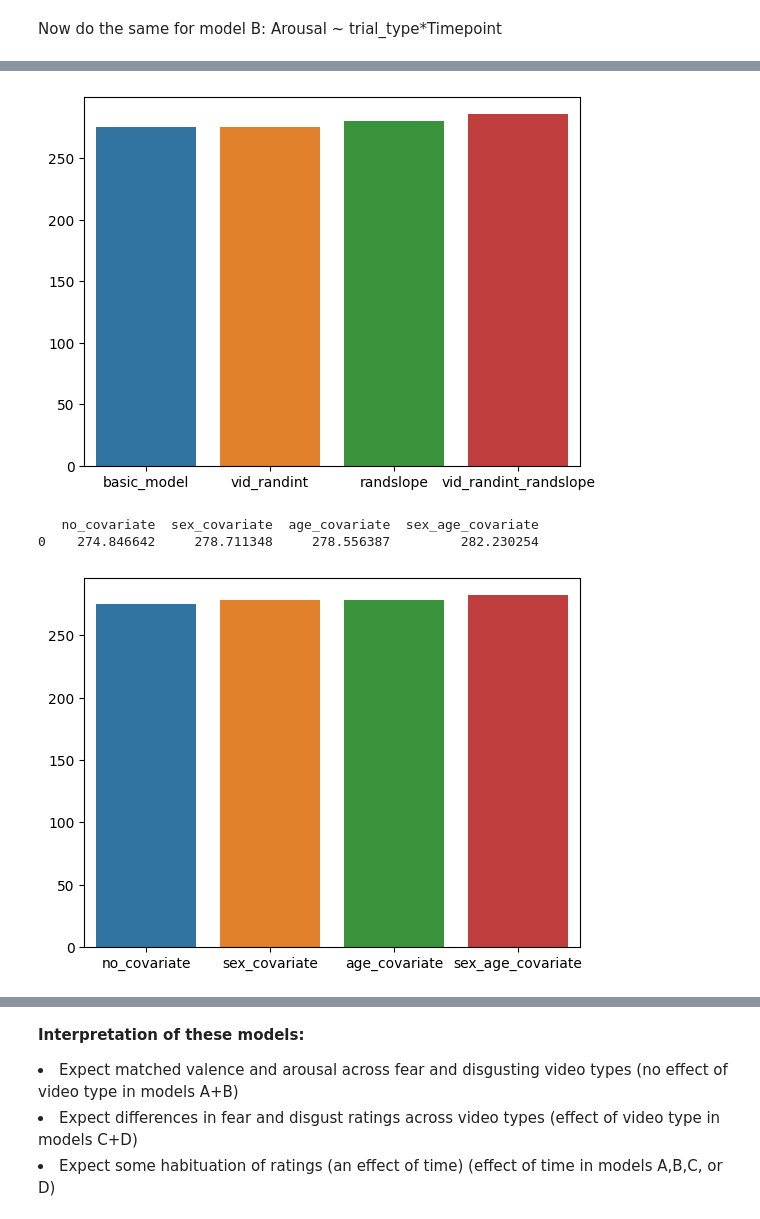
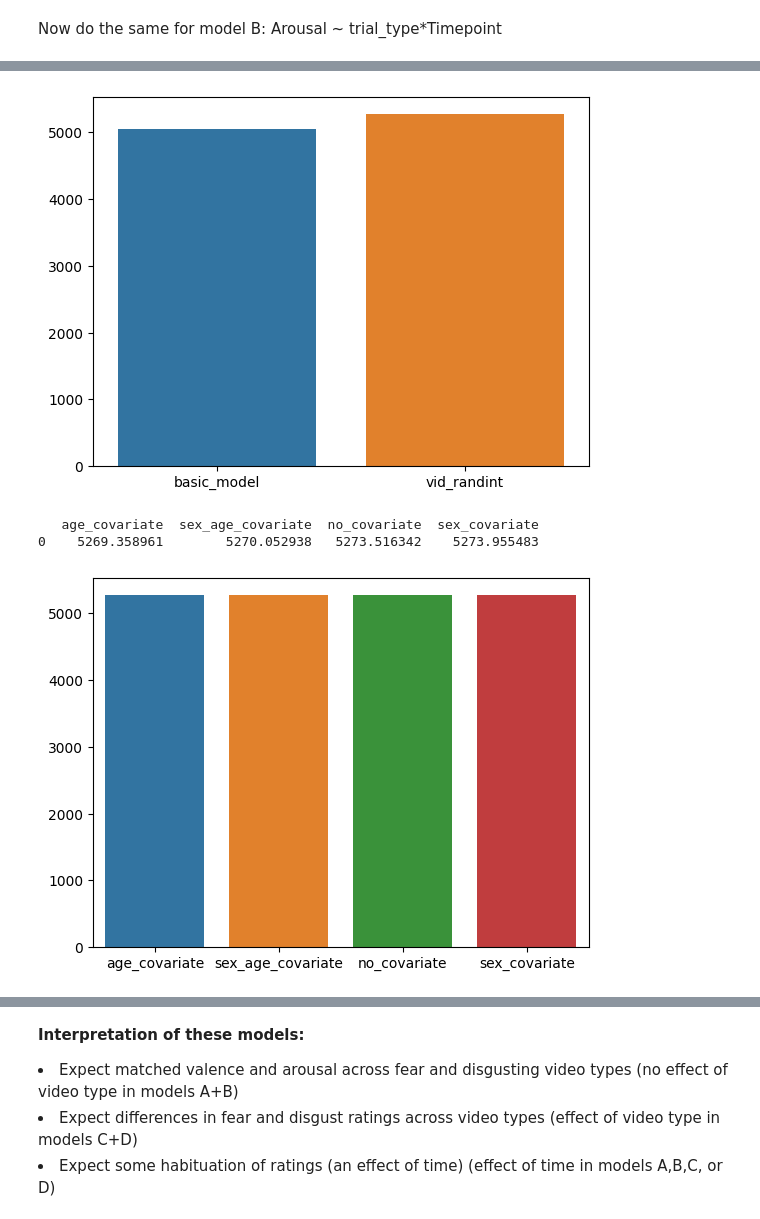
Before and after one commit to emilybagley/disgust_reversal_learning-stage2, a Jupyter notebook: 1_video_ratings_analysis.ipynb, the cells around one changed output, grey strips where cells are left out. Drawn from its saved outputs; the diff is of its cells as text; code cells hidden in the pictures.

```diff
--- a/1_video_ratings_analysis.ipynb
+++ b/1_video_ratings_analysis.ipynb
@@ -35,5 +29,5 @@ if not sys.warnoptions:
 # %%
-chosen_stim_df = pd.read_csv("csvs/chosen_stim_dummy.csv")
+chosen_stim_df = pd.read_csv("csvs/chosen_stim_excluded.csv")
 chosen_stim_df.drop('Unnamed: 0', axis="columns", inplace=True)
 # %%
 #create long form df which allows for this
@@ -163,12 +147,12 @@ basic_model=model.fit(reml=False)
 # %%
 vid_randint=smf.mixedlm(formula, data, groups=data['participant_no'], missing='drop', vc_formula={'Vid': '0+Vid'}).fit(reml=False)
-randslope=smf.mixedlm(formula, data, groups=data['participant_no'], missing='drop', re_formula='~trial_type').fit(reml=False)
-vid_randint_randslope=smf.mixedlm(formula, data, groups=data['participant_no'], missing='drop', vc_formula={'Vid': '0+Vid'}, re_formula='~trial_type').fit(reml=False)
+#randslope=smf.mixedlm(formula, data, groups=data['participant_no'], missing='drop', re_formula='~trial_type').fit(reml=False) CONVERGENCE WARNING
+#vid_randint_randslope=smf.mixedlm(formula, data, groups=data['participant_no'], missing='drop', vc_formula={'Vid': '0+Vid'}, re_formula='~trial_type').fit(reml=False) #CONVERGENCE WARNING
 
 bic=pd.DataFrame({'basic_model': [basic_model.bic],
                     'vid_randint': [vid_randint.bic],
-                    'randslope': [randslope.bic],
-                    'vid_randint_randslope':[vid_randint_randslope.bic]})
+                    'randslope': ['CONVERGENCE WARNING'],
+                    'vid_randint_randslope':['CONVERGENCE WARNING']})
 sns.barplot(bic)
-print(bic) ##in this case, vidrandint is best
+print(bic) ##in this case, basic model is best
 # %% [output]
@@ -177,18 +161,18 @@ print(bic) ##in this case, vidrandint is best
-[figure, old version]
+[figure, new version]
 # %%
 ##test which covariates to add -- Using the random effects which were best above (vid_rantint)
-no_covariate=smf.mixedlm(formula, data, groups=data['participant_no'], missing='drop', vc_formula={'Vid': '0+Vid'}).fit(reml=False)
-sex_covariate=smf.mixedlm(formula+str('+sex'), data, groups=data['participant_no'], missing='drop', vc_formula={'Vid': '0+Vid'}).fit(reml=False)
-age_covariate=smf.mixedlm(formula+str('+age'), data, groups=data['participant_no'], missing='drop', vc_formula={'Vid': '0+Vid'}).fit(reml=False)
-sex_age_covariate=smf.mixedlm(formula+str('+sex+age'), data, groups=data['participant_no'], missing='drop', vc_formula={'Vid': '0+Vid'}).fit(reml=False)
+no_covariate=smf.mixedlm(formula, data, groups=data['participant_no'], missing='drop').fit(reml=False)
+sex_covariate=smf.mixedlm(formula+str('+sex'), data, groups=data['participant_no'], missing='drop').fit(reml=False)
+age_covariate=smf.mixedlm(formula+str('+age'), data, groups=data['participant_no'], missing='drop').fit(reml=False)
+sex_age_covariate=smf.mixedlm(formula+str('+sex+age'), data, groups=data['participant_no'], missing='drop').fit(reml=False)
 
 bic=pd.DataFrame({'no_covariate': [no_covariate.bic],
                     'sex_covariate': [sex_covariate.bic],
                     'age_covariate': [age_covariate.bic],
                     'sex_age_covariate': [sex_age_covariate.bic]})
-sns.barplot(bic)
-print(bic) ##in this case, nocovariate is the best
+sns.barplot(bic.sort_values(by=0, axis=1))
+print(bic.sort_values(by=0, axis=1)) ##in this case, age covariate is the best
 # %% [output]
-   no_covariate  sex_covariate  age_covariate  sex_age_covariate
-0    274.846642     278.711348     278.556387         282.230254
+   age_covariate  sex_age_covariate  no_covariate  sex_covariate
+0    5269.358961        5270.052938   5273.516342    5273.955483
-[figure, old version]
+[figure, new version]
```
Also changed, not shown: parts of 45 cells of this notebook.
